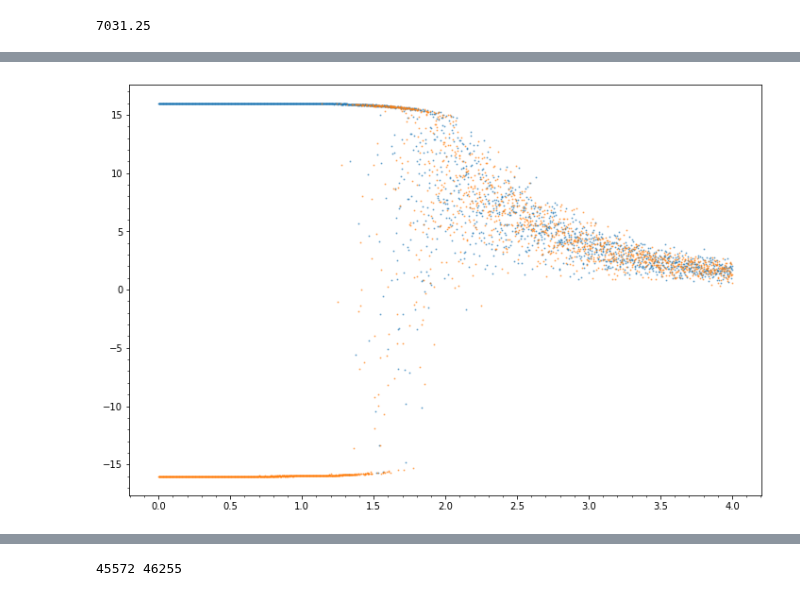
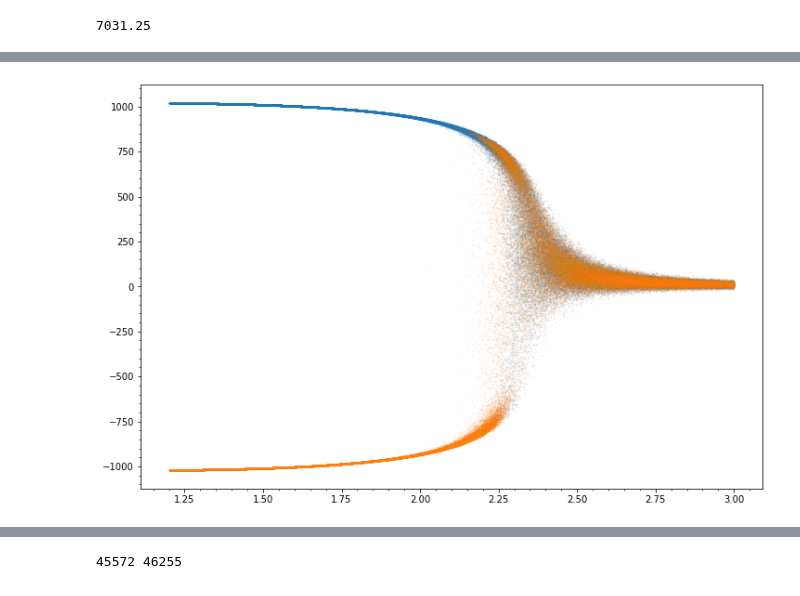
Before and after one commit to ashmat98/ising-model, a Jupyter notebook: python/magnetization-vs-T with H.ipynb, the cells around one changed output, grey strips where cells are left out. Drawn from its saved outputs; the diff is of its cells as text; code cells hidden in the pictures.

```diff
--- a/python/magnetization-vs-T with H.ipynb
+++ b/python/magnetization-vs-T with H.ipynb
@@ -19,7 +19,7 @@ plt.rcParams["figure.facecolor"] = "white"
 plt.rcParams["figure.dpi"] = 72
 plt.rcParams["figure.figsize"] = [12,8]
 # %%
-pool = Pool(4)
+pool = Pool(32)
 # %% [raw]
 with open("dumps/32x32-rangeT-rand.pkl","rb") as f:
     results_rand = pickle.load(f)
@@ -35,19 +35,21 @@ relaxation_time_normalized(1)*16
 7031.25
 # %%
 scale = 200
-times = 10
-H = 0.1
-Ts = np.linspace(0,4,scale*times).reshape((times, scale))
+times = 1000
+N = 32
+H = 0.003
+steps = int(1e7)
+Ts = np.linspace(1.2,3,scale*times).reshape((times, scale))
 
 results = []
 for Ts1 in tqdm(Ts):
     runs = len(Ts1)
     res = pool.starmap(to_run_for_MvsT,
             zip(*(np.arange(runs),
-                      [1_00_000]*runs, # steps
+                      [steps]*runs, # steps
                       Ts1, # temperature
-                      [4]*runs, # lattice size
-                      [4]*runs, # lattice size
+                      [N]*runs, # lattice size
+                      [N]*runs, # lattice size
                       [1]*runs, # frequency
                       np.random.randint(0,10**8, runs), # seed
                       [BC.Periodic]*runs, # bc
@@ -64,10 +66,10 @@ for Ts1 in tqdm(Ts):
     runs = len(Ts1)
     res = pool.starmap(to_run_for_MvsT,
             zip(*(np.arange(runs),
-                      [1_00_000]*runs, # steps
+                      [steps]*runs, # steps
                       Ts1, # temperature
-                      [4]*runs, # lattice size
-                      [4]*runs, # lattice size
+                      [N]*runs, # lattice size
+                      [N]*runs, # lattice size
                       [1]*runs, # frequency
                       np.random.randint(0,10**8, runs), # seed
                       [BC.Periodic]*runs, # bc
@@ -85,14 +91,14 @@ with open("32x32-rangeMT-rand-1e7steps-v2.pkl", "wb") as f:
 # %%
 Ts = np.array([T for T, _, M, _, E, _ in results])
-meanMs_n = np.array([M[-3] for T, _, M, _, E, _ in results_n])
-meanMs_p = np.array([M[-3] for T, _, M, _, E, _ in results_p])
+meanMs_n = np.array([M[-2] for T, _, M, _, E, _ in results_n])
+meanMs_p = np.array([M[-2] for T, _, M, _, E, _ in results_p])
 # %%
 # plt.errorbar(Ts, np.abs(meanMs),yerr=errMs)
-plt.scatter(Ts, (meanMs_p), s=1, marker="o", alpha=0.5)
-plt.scatter(Ts, (-meanMs_n), s=1, marker="o",  alpha=0.5)
+plt.scatter(Ts, (meanMs_p), s=0.3, marker="o", alpha=0.1)
+plt.scatter(Ts, (-meanMs_n), s=0.3, marker="o",  alpha=0.1)
 plt.minorticks_on()
 # plt.grid(which="both")
 # for t, m in zip(Ts, np.abs(meanMs)):
 #     plt.gca().annotate(f'{t:0.2f}', (t,m))
 # %% [output]
-[figure, old version]
+[figure, new version]
```
Also changed, not shown: parts of 8 cells of this notebook.
